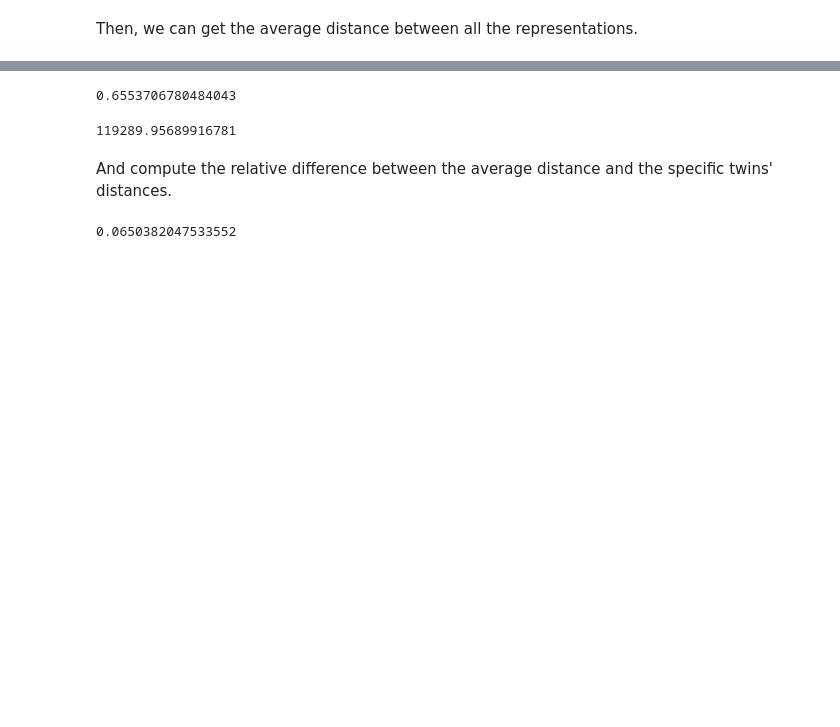
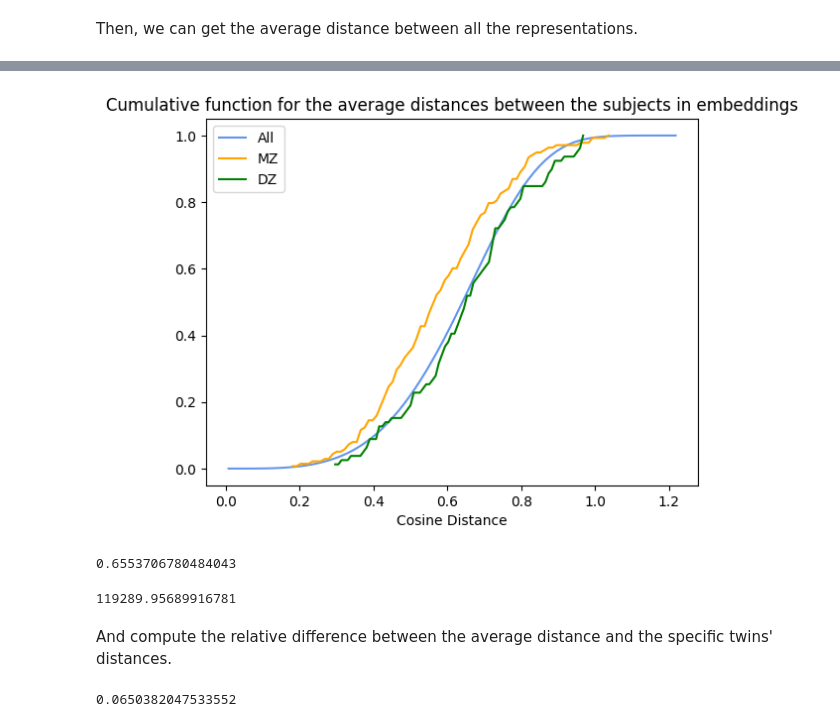
Before and after one commit to neurospin/champollion_V1, a Jupyter notebook: contrastive/notebooks/antoine/HCP_MZ_dist_corr_left_PCS.ipynb, the cells around one changed output, grey strips where cells are left out. Cells and saved outputs as stored; diff of their text form; code cells hidden in the pictures; blank space fills up the shorter version.

```diff
--- a/contrastive/notebooks/antoine/HCP_MZ_dist_corr_left_PCS.ipynb
+++ b/contrastive/notebooks/antoine/HCP_MZ_dist_corr_left_PCS.ipynb
@@ -191,3 +206,19 @@ eucli_dist_overall = distance.pdist(embeddings_HCP.values, 'sqeuclidean')
+# %%
+values_all_cos, base_all_cos = np.histogram(cosine_dist_overall, bins=80)
+cumulative_all_cos = np.cumsum(values_all_cos)
+values_MZ_cos, base_MZ_cos = np.histogram(MZ_cos_dist, bins=80)
+cumulative_MZ_cos = np.cumsum(values_MZ_cos)
+values_DZ_cos, base_DZ_cos = np.histogram(DZ_cos_dist, bins=80)
+cumulative_DZ_cos = np.cumsum(values_DZ_cos)
+plt.plot(base_all_cos[:-1], cumulative_all_cos/len(cosine_dist_overall), c='cornflowerblue', label='All')
+plt.plot(base_MZ_cos[:-1], cumulative_MZ_cos/len(MZ_cos_dist), c='orange', label='MZ')
+plt.plot(base_DZ_cos[:-1], cumulative_DZ_cos/len(DZ_cos_dist), c='green', label='DZ')
+plt.title(f'Cumulative function for the average distance between the subjects in HCP embeddings')
+plt.xlabel('Cosine Distance')
+plt.legend()
+plt.show()
+# %% [output]
+[figure, added]
 # %%
 all_cos_dist_mean = cosine_dist_overall.sum()/len(cosine_dist_overall)
 all_cos_dist_mean
```
Also changed, not shown: parts of 17 cells of this notebook, 2 other files.
